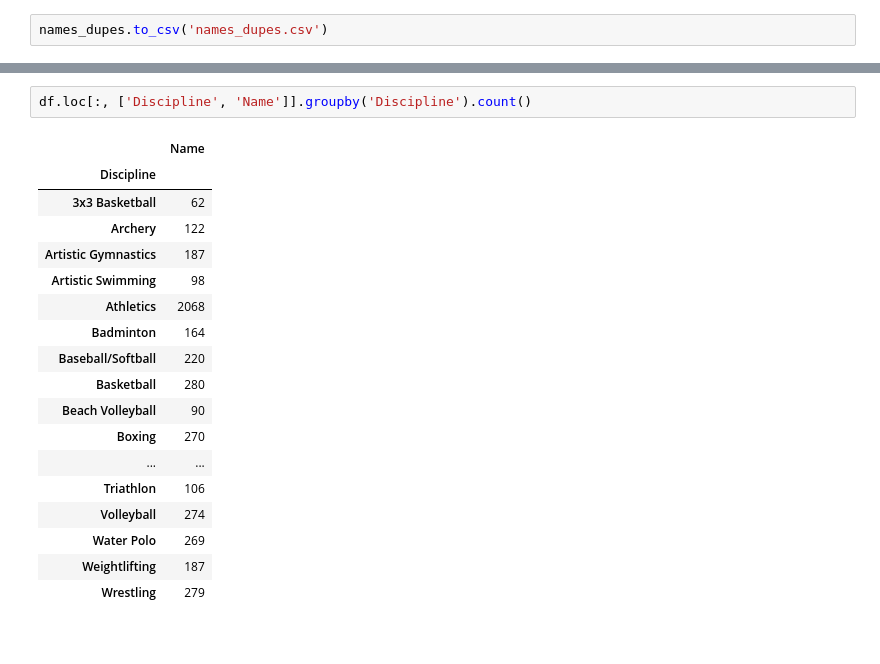
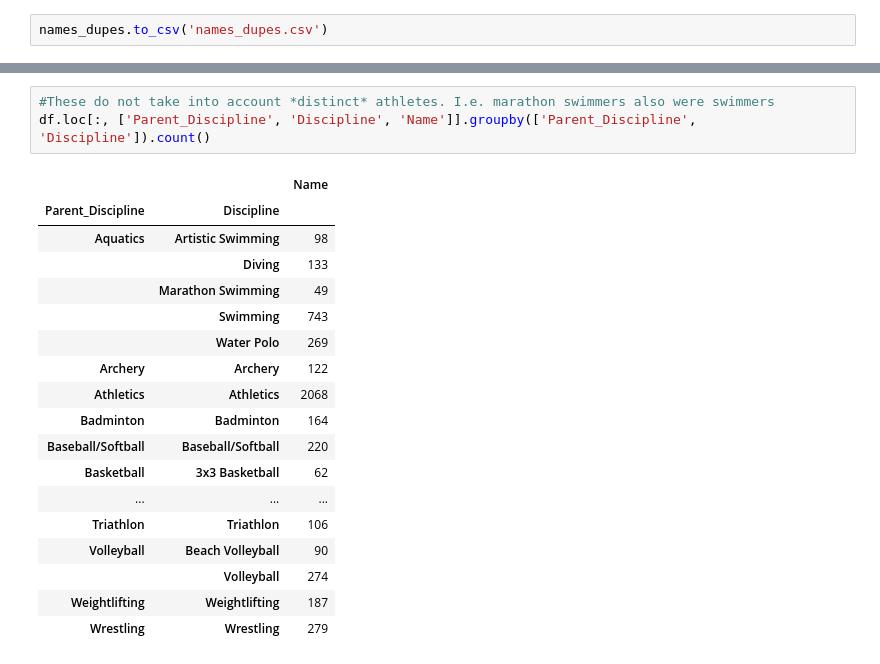
Before and after one commit to jennifer-biener/kaggle_datasets, a Jupyter notebook: 2021 Olympics in Tokyo/athletes.ipynb, the cells around one changed output, grey strips where cells are left out. Cells and saved outputs as stored; diff of their text form.

```diff
--- a/2021 Olympics in Tokyo/athletes.ipynb
+++ b/2021 Olympics in Tokyo/athletes.ipynb
@@ -154,21 +173,22 @@ array(['Cycling Road', 'Artistic Gymnastics', 'Rowing', 'Basketball',
-# %%
-df.loc[:, ['Discipline', 'Name']].groupby('Discipline').count()
-# %% [output]
-|  | Name |
-| Discipline |  |
-| 3x3 Basketball | 62 |
-| Archery | 122 |
-| Artistic Gymnastics | 187 |
-| Artistic Swimming | 98 |
-| Athletics | 2068 |
-| Badminton | 164 |
-| Baseball/Softball | 220 |
-| Basketball | 280 |
-| Beach Volleyball | 90 |
-| Boxing | 270 |
-| ... | ... |
-| Triathlon | 106 |
-| Volleyball | 274 |
-| Water Polo | 269 |
-| Weightlifting | 187 |
-| Wrestling | 279 |
+# %%
+#These do not take into account *distinct* athletes. I.e. marathon swimmers also were swimmers
+df.loc[:, ['Parent_Discipline', 'Discipline', 'Name']].groupby(['Parent_Discipline', 'Discipline']).count()
+# %% [output]
+|  |  | Name |
+| Parent_Discipline | Discipline |  |
+| Aquatics | Artistic Swimming | 98 |
+|  | Diving | 133 |
+|  | Marathon Swimming | 49 |
+|  | Swimming | 743 |
+|  | Water Polo | 269 |
+| Archery | Archery | 122 |
+| Athletics | Athletics | 2068 |
+| Badminton | Badminton | 164 |
+| Baseball/Softball | Baseball/Softball | 220 |
+| Basketball | 3x3 Basketball | 62 |
+| ... | ... | ... |
+| Triathlon | Triathlon | 106 |
+| Volleyball | Beach Volleyball | 90 |
+|  | Volleyball | 274 |
+| Weightlifting | Weightlifting | 187 |
+| Wrestling | Wrestling | 279 |
```
Also changed, not shown: parts of 20 cells of this notebook, 1 other file.
